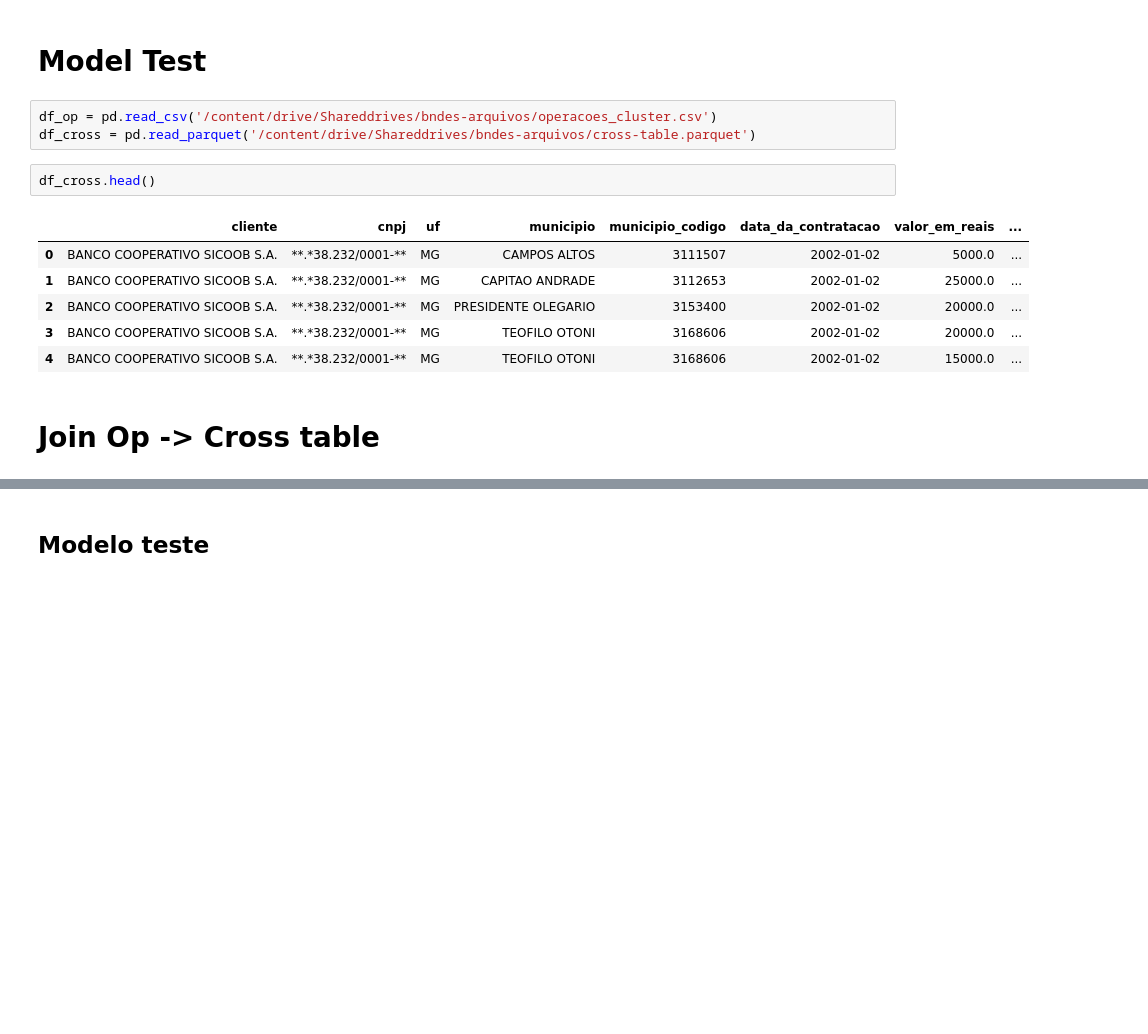
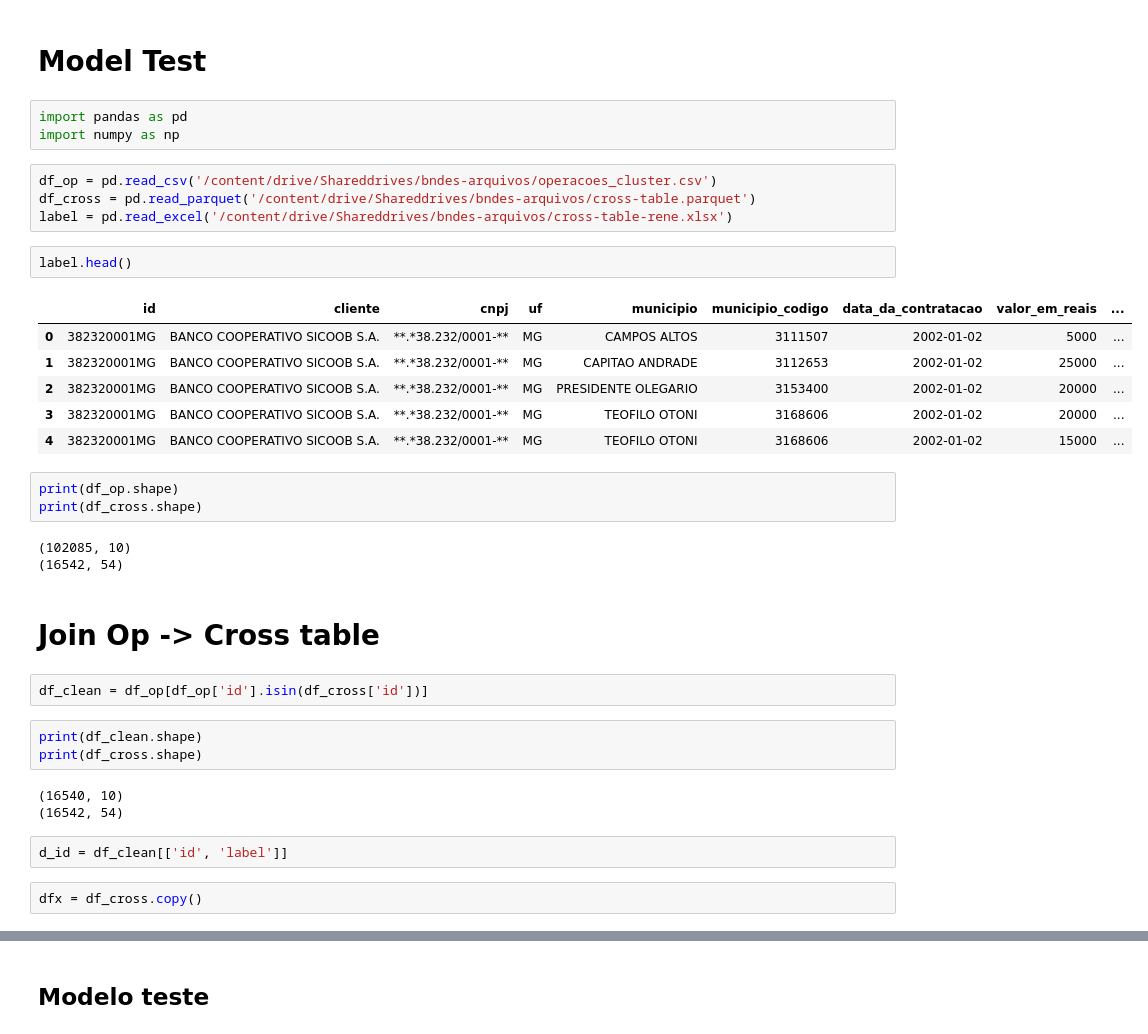
Before and after one commit to renejerez/Hackhaton-BNDES, a Jupyter notebook: BNDES_Cluster_operacoes.ipynb, the cells around one changed output, grey strips where cells are left out. Cells and saved outputs as stored; diff of their text form; blank space fills up the shorter version.

```diff
--- a/BNDES_Cluster_operacoes.ipynb
+++ b/BNDES_Cluster_operacoes.ipynb
@@ -336,17 +341,39 @@ NameError: ignored
 data.to_csv('/content/drive/Shareddrives/bndes-arquivos/operacoes_cluster.csv', index=False)
 # %% [markdown]
 # Model Test
+# %%
+import pandas as pd
+import numpy as np
 # %%
 df_op = pd.read_csv('/content/drive/Shareddrives/bndes-arquivos/operacoes_cluster.csv')
 df_cross = pd.read_parquet('/content/drive/Shareddrives/bndes-arquivos/cross-table.parquet')
+label = pd.read_excel('/content/drive/Shareddrives/bndes-arquivos/cross-table-rene.xlsx')
 # %%
-df_cross.head()
+label.head()
 # %% [output]
-|  | cliente | cnpj | uf | municipio | municipio_codigo | data_da_contratacao | valor_em_reais | ... |
-| 0 | BANCO COOPERATIVO SICOOB S.A. | **.*38.232/0001-** | MG | CAMPOS ALTOS | 3111507 | 2002-01-02 | 5000.0 | ... |
-| 1 | BANCO COOPERATIVO SICOOB S.A. | **.*38.232/0001-** | MG | CAPITAO ANDRADE | 3112653 | 2002-01-02 | 25000.0 | ... |
-| 2 | BANCO COOPERATIVO SICOOB S.A. | **.*38.232/0001-** | MG | PRESIDENTE OLEGARIO | 3153400 | 2002-01-02 | 20000.0 | ... |
-| 3 | BANCO COOPERATIVO SICOOB S.A. | **.*38.232/0001-** | MG | TEOFILO OTONI | 3168606 | 2002-01-02 | 20000.0 | ... |
-| 4 | BANCO COOPERATIVO SICOOB S.A. | **.*38.232/0001-** | MG | TEOFILO OTONI | 3168606 | 2002-01-02 | 15000.0 | ... |
+|  | id | cliente | cnpj | uf | municipio | municipio_codigo | data_da_contratacao | valor_em_reais | ... |
+| 0 | 382320001MG | BANCO COOPERATIVO SICOOB S.A. | **.*38.232/0001-** | MG | CAMPOS ALTOS | 3111507 | 2002-01-02 | 5000 | ... |
+| 1 | 382320001MG | BANCO COOPERATIVO SICOOB S.A. | **.*38.232/0001-** | MG | CAPITAO ANDRADE | 3112653 | 2002-01-02 | 25000 | ... |
+| 2 | 382320001MG | BANCO COOPERATIVO SICOOB S.A. | **.*38.232/0001-** | MG | PRESIDENTE OLEGARIO | 3153400 | 2002-01-02 | 20000 | ... |
+| 3 | 382320001MG | BANCO COOPERATIVO SICOOB S.A. | **.*38.232/0001-** | MG | TEOFILO OTONI | 3168606 | 2002-01-02 | 20000 | ... |
+| 4 | 382320001MG | BANCO COOPERATIVO SICOOB S.A. | **.*38.232/0001-** | MG | TEOFILO OTONI | 3168606 | 2002-01-02 | 15000 | ... |
+# %%
+print(df_op.shape)
+print(df_cross.shape)
+# %% [output]
+(102085, 10)
+(16542, 54)
 # %% [markdown]
 # Join Op -> Cross table
+# %%
+df_clean = df_op[df_op['id'].isin(df_cross['id'])]
+# %%
+print(df_clean.shape)
+print(df_cross.shape)
+# %% [output]
+(16540, 10)
+(16542, 54)
+# %%
+d_id = df_clean[['id', 'label']]
+# %%
+dfx = df_cross.copy()
```
Also changed, not shown: parts of 20 cells of this notebook.
